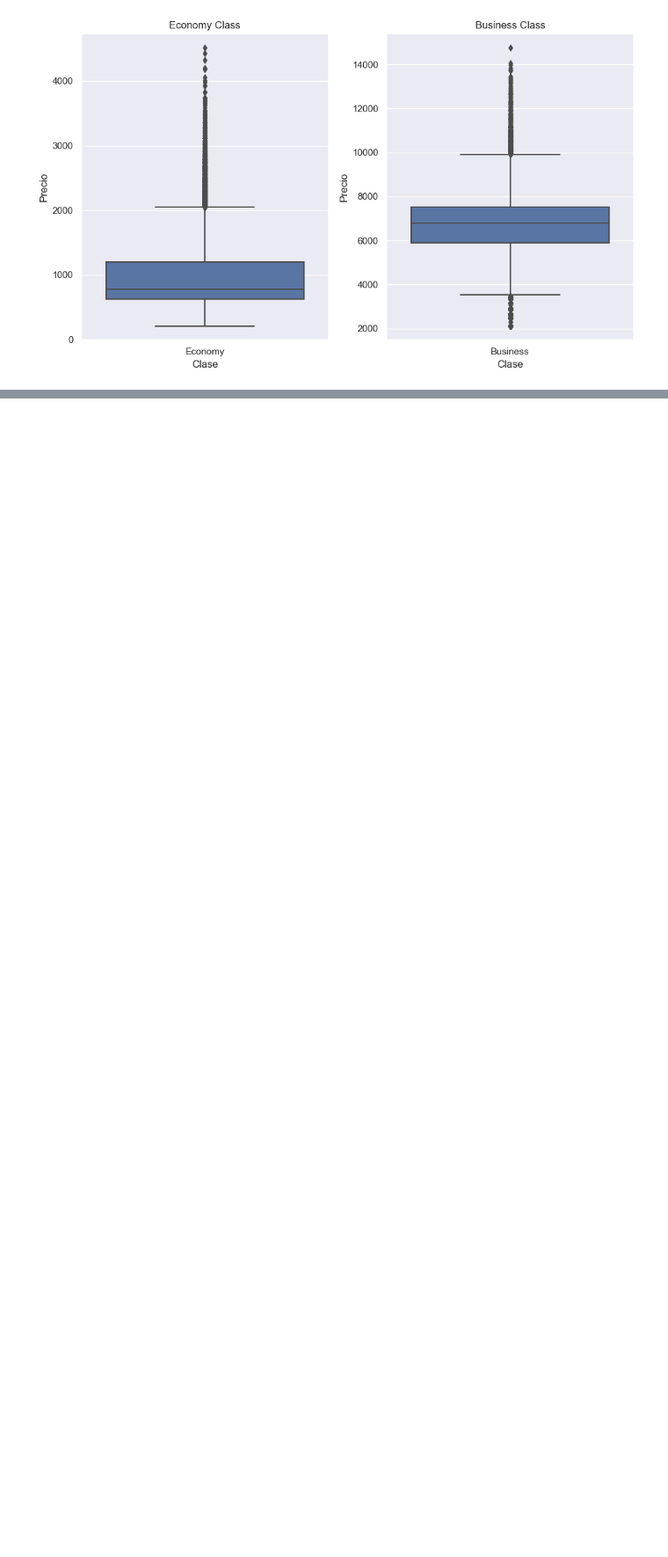
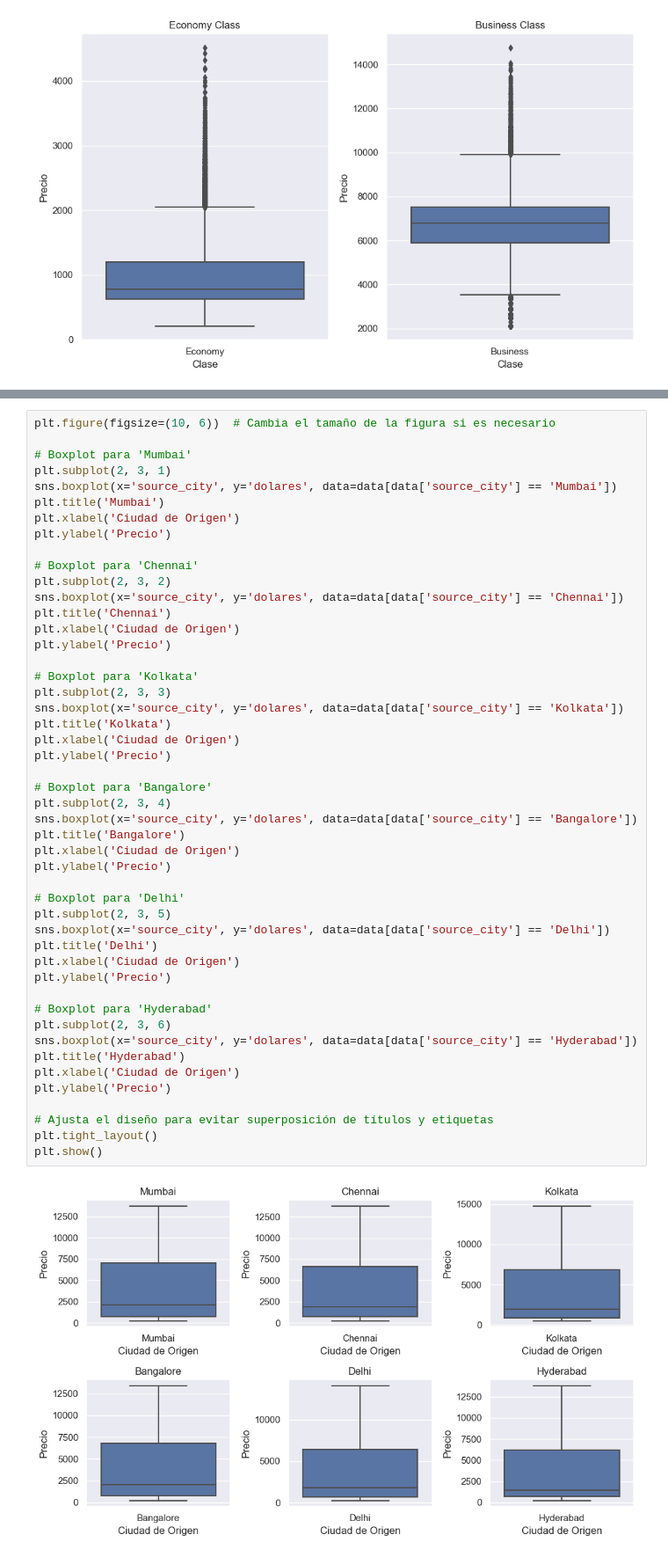
Before and after one commit to td2USA-20232/grupo3, a Jupyter notebook: Descripción data.ipynb, the cells around one changed output, grey strips where cells are left out. Shown at 88% size. Saved outputs shown, nothing was run; the diff lists cells and outputs as text; blank space fills up the shorter version.

```diff
--- a/Descripción data.ipynb
+++ b/Descripción data.ipynb
@@ -462,0 +448,50 @@ plt.show()
+# %%
+plt.figure(figsize=(10, 6))  # Cambia el tamaño de la figura si es necesario
+
+# Boxplot para 'Mumbai'
+plt.subplot(2, 3, 1)
+sns.boxplot(x='source_city', y='dolares', data=data[data['source_city'] == 'Mumbai'])
+plt.title('Mumbai')
+plt.xlabel('Ciudad de Origen')
+plt.ylabel('Precio')
+
+# Boxplot para 'Chennai'
+plt.subplot(2, 3, 2)
+sns.boxplot(x='source_city', y='dolares', data=data[data['source_city'] == 'Chennai'])
+plt.title('Chennai')
+plt.xlabel('Ciudad de Origen')
+plt.ylabel('Precio')
+
+# Boxplot para 'Kolkata'
+plt.subplot(2, 3, 3)
+sns.boxplot(x='source_city', y='dolares', data=data[data['source_city'] == 'Kolkata'])
+plt.title('Kolkata')
+plt.xlabel('Ciudad de Origen')
+plt.ylabel('Precio')
+
+# Boxplot para 'Bangalore'
+plt.subplot(2, 3, 4)
+sns.boxplot(x='source_city', y='dolares', data=data[data['source_city'] == 'Bangalore'])
+plt.title('Bangalore')
+plt.xlabel('Ciudad de Origen')
+plt.ylabel('Precio')
+
+# Boxplot para 'Delhi'
+plt.subplot(2, 3, 5)
+sns.boxplot(x='source_city', y='dolares', data=data[data['source_city'] == 'Delhi'])
+plt.title('Delhi')
+plt.xlabel('Ciudad de Origen')
+plt.ylabel('Precio')
+
+# Boxplot para 'Hyderabad'
+plt.subplot(2, 3, 6)
+sns.boxplot(x='source_city', y='dolares', data=data[data['source_city'] == 'Hyderabad'])
+plt.title('Hyderabad')
+plt.xlabel('Ciudad de Origen')
+plt.ylabel('Precio')
+
+# Ajusta el diseño para evitar superposición de títulos y etiquetas
+plt.tight_layout()
+plt.show()
+# %% [output]
+[figure, added]
```
Also changed, not shown: parts of 14 cells of this notebook.
